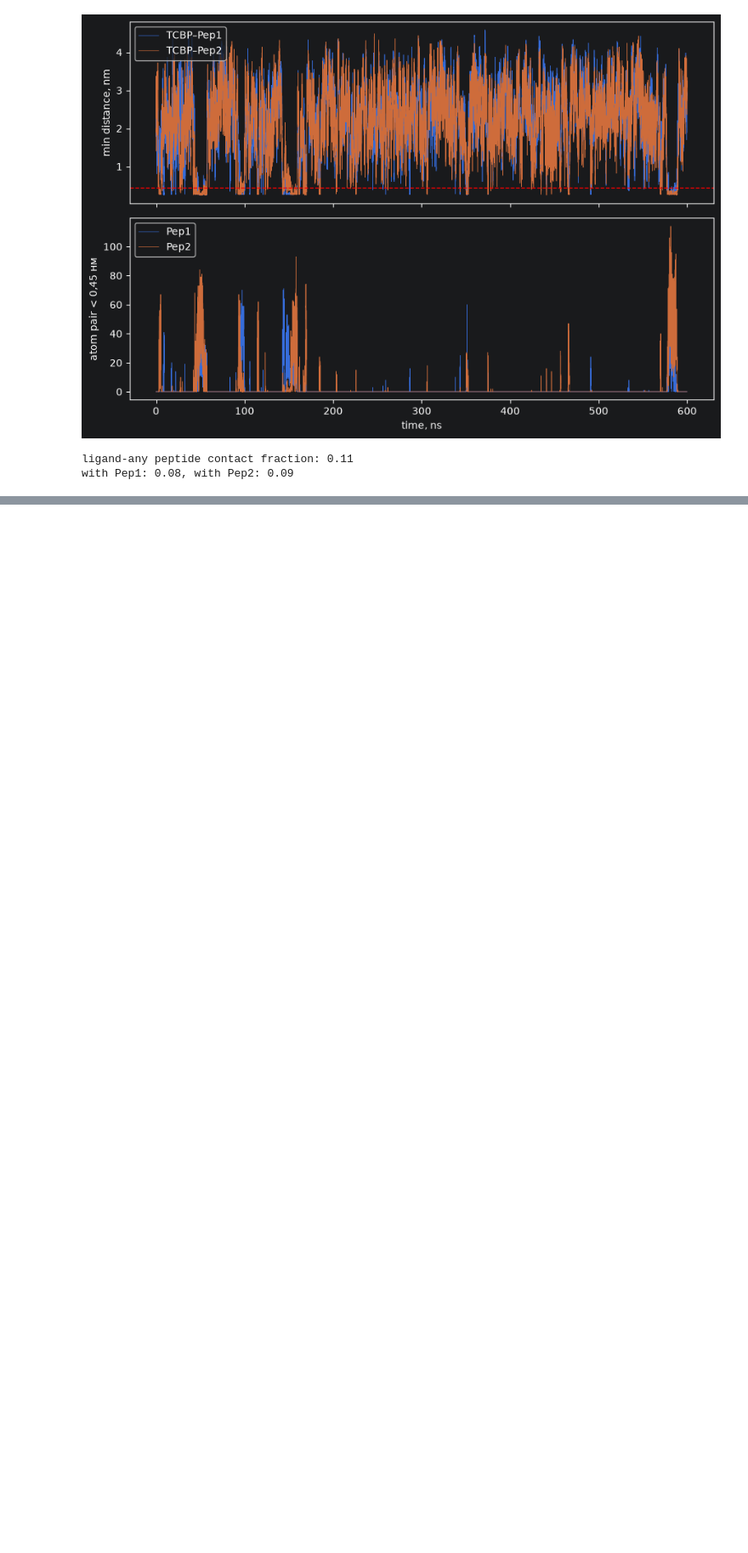
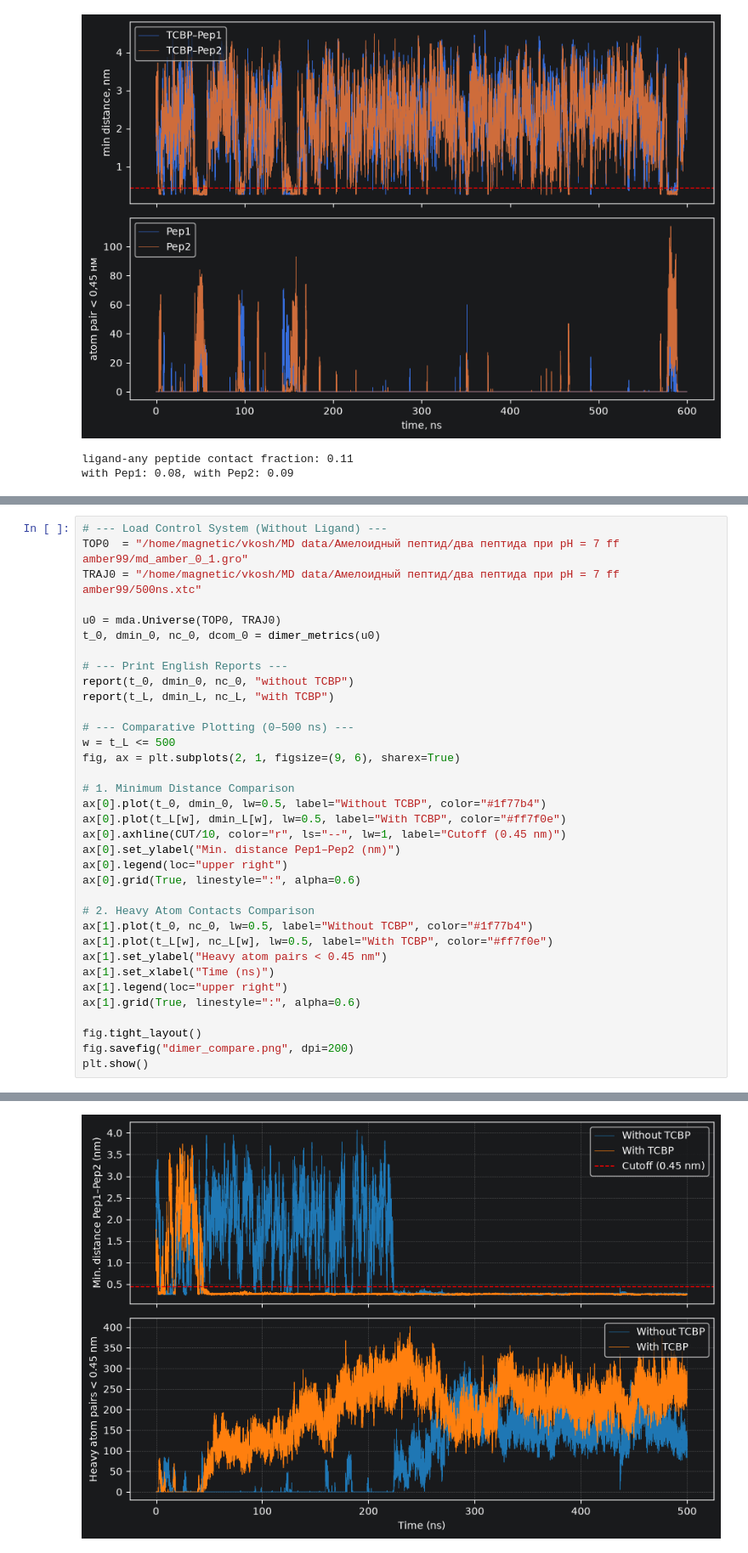
Before and after one commit to koshmanvladimir-NSU/ameloid-peptides-with-TCBP-pH7, a Jupyter notebook: md_analysis.ipynb, the cells around one changed output, grey strips where cells are left out. Shown at 85% size. Saved outputs shown, nothing was run; the diff lists cells and outputs as text; blank space fills up the shorter version.

Commit message:
compare with/without lig

```diff
--- a/md_analysis.ipynb
+++ b/md_analysis.ipynb
@@ -52,0 +132,36 @@ with Pep1: 0.08, with Pep2: 0.09
+# %%
+# --- Load Control System (Without Ligand) ---
+TOP0  = "/home/magnetic/vkosh/MD data/Амелоидный пептид/два пептида при pH = 7 ff amber99/md_amber_0_1.gro"
+TRAJ0 = "/home/magnetic/vkosh/MD data/Амелоидный пептид/два пептида при pH = 7 ff amber99/500ns.xtc"
+
+u0 = mda.Universe(TOP0, TRAJ0)
+t_0, dmin_0, nc_0, dcom_0 = dimer_metrics(u0)
+
+# --- Print English Reports ---
+report(t_0, dmin_0, nc_0, "without TCBP")
+report(t_L, dmin_L, nc_L, "with TCBP")
+
+# --- Comparative Plotting (0–500 ns) ---
+w = t_L <= 500
+fig, ax = plt.subplots(2, 1, figsize=(9, 6), sharex=True)
+
+# 1. Minimum Distance Comparison
+ax[0].plot(t_0, dmin_0, lw=0.5, label="Without TCBP", color="#1f77b4")
+ax[0].plot(t_L[w], dmin_L[w], lw=0.5, label="With TCBP", color="#ff7f0e")
+ax[0].axhline(CUT/10, color="r", ls="--", lw=1, label="Cutoff (0.45 nm)")
+ax[0].set_ylabel("Min. distance Pep1–Pep2 (nm)")
+ax[0].legend(loc="upper right")
+ax[0].grid(True, linestyle=":", alpha=0.6)
+
+# 2. Heavy Atom Contacts Comparison
+ax[1].plot(t_0, nc_0, lw=0.5, label="Without TCBP", color="#1f77b4")
+ax[1].plot(t_L[w], nc_L[w], lw=0.5, label="With TCBP", color="#ff7f0e")
+ax[1].set_ylabel("Heavy atom pairs < 0.45 nm")
+ax[1].set_xlabel("Time (ns)")
+ax[1].legend(loc="upper right")
+ax[1].grid(True, linestyle=":", alpha=0.6)
+
+fig.tight_layout()
+fig.savefig("dimer_compare.png", dpi=200)
+plt.show()
+# %% [output]
@@ -52,0 +176 @@ with Pep1: 0.08, with Pep2: 0.09
+[figure, added]
```
Also changed, not shown: parts of 3 cells of this notebook.
